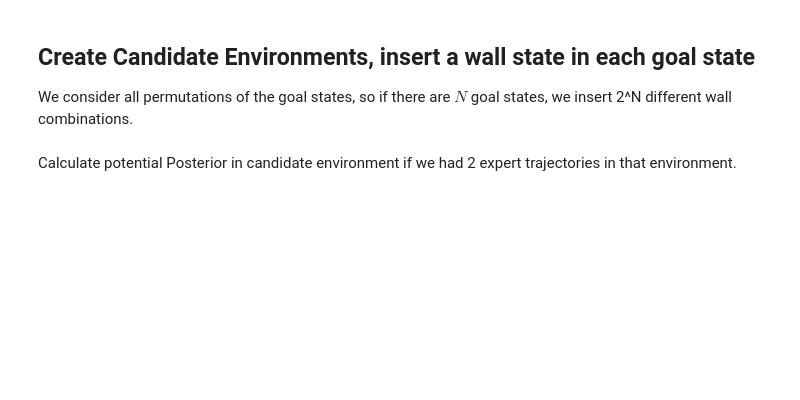
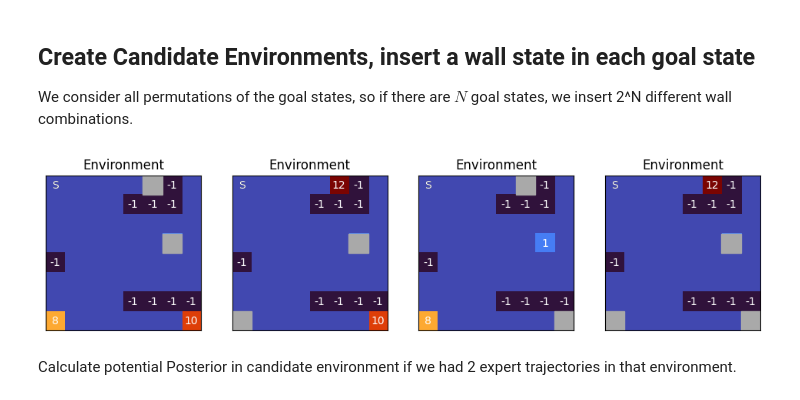
Before and after one commit to ankile/irl-environment-design, a Jupyter notebook: notebooks/07_pa_value_vs_likelihood.ipynb, the cells around one changed output. Cells and saved outputs as stored; diff of their text form; code cells hidden in the pictures; blank space fills up the shorter version.

```diff
--- a/notebooks/07_pa_value_vs_likelihood.ipynb
+++ b/notebooks/07_pa_value_vs_likelihood.ipynb
@@ -117,6 +119,7 @@ def powerset(s):
 #insert wall in each goal state s.t. expert can no longer execute strategy
 _goal_states_list = list(np.where(agent_R > 0)[0])
 _goal_states_list = powerset(_goal_states_list)
+_goal_states_list = _goal_states_list[:(int(len(_goal_states_list)/2))]
 #create candidate environment
 candidate_envs = [Environment(N=N,M=M,T_true=T_true,wall_states=wall_states, R_sample_mean=None, start_state=0, n_walls=None)
 for _ in range(len(_goal_states_list))]
@@ -129,6 +132,14 @@ for idx, candidate_env in enumerate(candidate_envs):
 
     #append wall to list of walls of that environment
     candidate_env.wall_states = _goal_states_list[idx]
+# %%
+fig, (ax1, ax2, ax3, ax4) = plt.subplots(1, 4, figsize=(12, 4))
+plot_environment(agent_R.reshape(N, M), candidate_envs[3].wall_states, ax=ax1)
+plot_environment(agent_R.reshape(N, M), candidate_envs[6].wall_states, ax=ax2)
+plot_environment(agent_R.reshape(N, M), candidate_envs[9].wall_states, ax=ax3)
+plot_environment(agent_R.reshape(N, M), candidate_envs[14].wall_states, ax=ax4)
+# %% [output]
+[figure, added]
 # %% [markdown]
 Calculate potential Posterior in candidate environment if we had 2 expert trajectories in that environment.
 # %%
```
Also changed, not shown: parts of 17 cells of this notebook, 4 other files.
